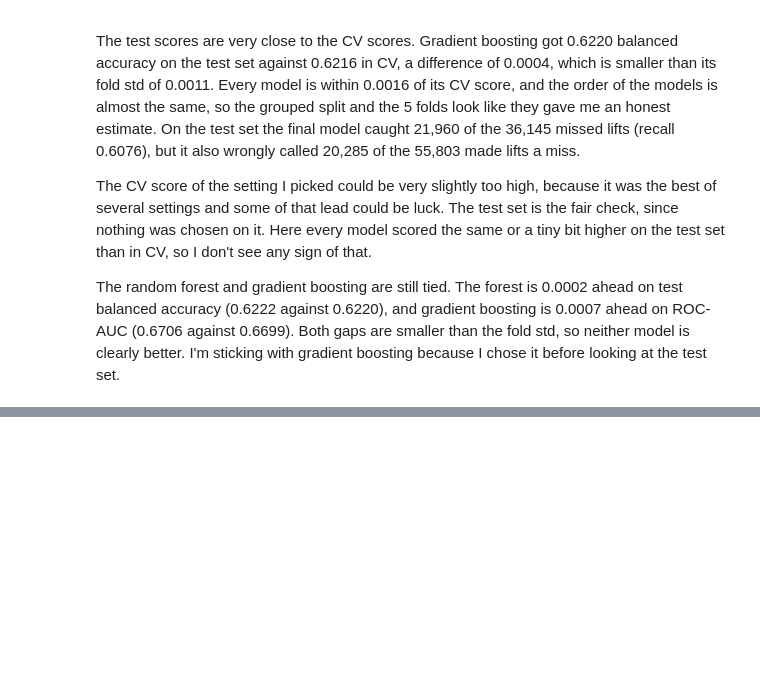
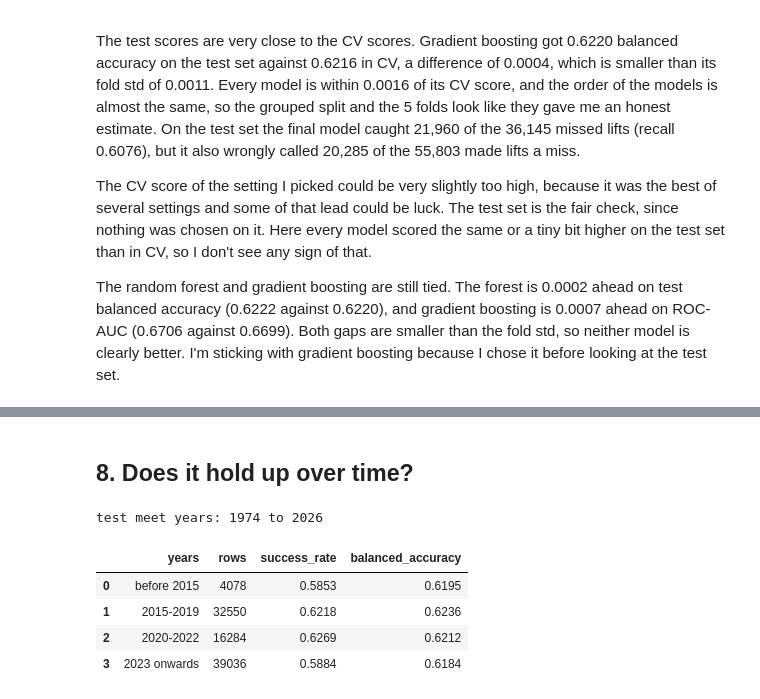
Before and after one commit to Jake23461/CT4101-Powerlifting, a Jupyter notebook: notebooks/05_final.ipynb, the cells around one changed output, grey strips where cells are left out. Saved outputs shown, nothing was run; the diff lists cells and outputs as text; code cells hidden in the pictures; blank space fills up the shorter version.

```diff
--- a/notebooks/05_final.ipynb
+++ b/notebooks/05_final.ipynb
@@ -368,0 +496,22 @@ The random forest and gradient boosting are still tied. The forest is 0.0002 ahe
+# %% [markdown]
+## 8. Does it hold up over time?
+# %%
+year = test.Date.str[:4].astype(int)
+print('test meet years:', year.min(), 'to', year.max())
+year_band = pd.cut(year, [-np.inf, 2015, 2020, 2023, np.inf], right=False,
+                   labels=['before 2015', '2015-2019', '2020-2022', '2023 onwards'])
+
+rows = []
+for value, part in test_preds.groupby(year_band, observed=True):
+    rows.append({'years': str(value), 'rows': len(part), 'success_rate': part.made.mean(),
+                 'balanced_accuracy': balanced_accuracy_score(part.made, part.predicted)})
+test_by_year = pd.DataFrame(rows).round(4)
+test_by_year.to_csv(REPORTS / 'test_by_year.csv', index=False)
+test_by_year
+# %% [output]
+test meet years: 1974 to 2026
+|  | years | rows | success_rate | balanced_accuracy |
+| 0 | before 2015 | 4078 | 0.5853 | 0.6195 |
+| 1 | 2015-2019 | 32550 | 0.6218 | 0.6236 |
+| 2 | 2020-2022 | 16284 | 0.6269 | 0.6212 |
+| 3 | 2023 onwards | 39036 | 0.5884 | 0.6184 |
```
Also changed, not shown: parts of 9 cells of this notebook, 3 other files.
